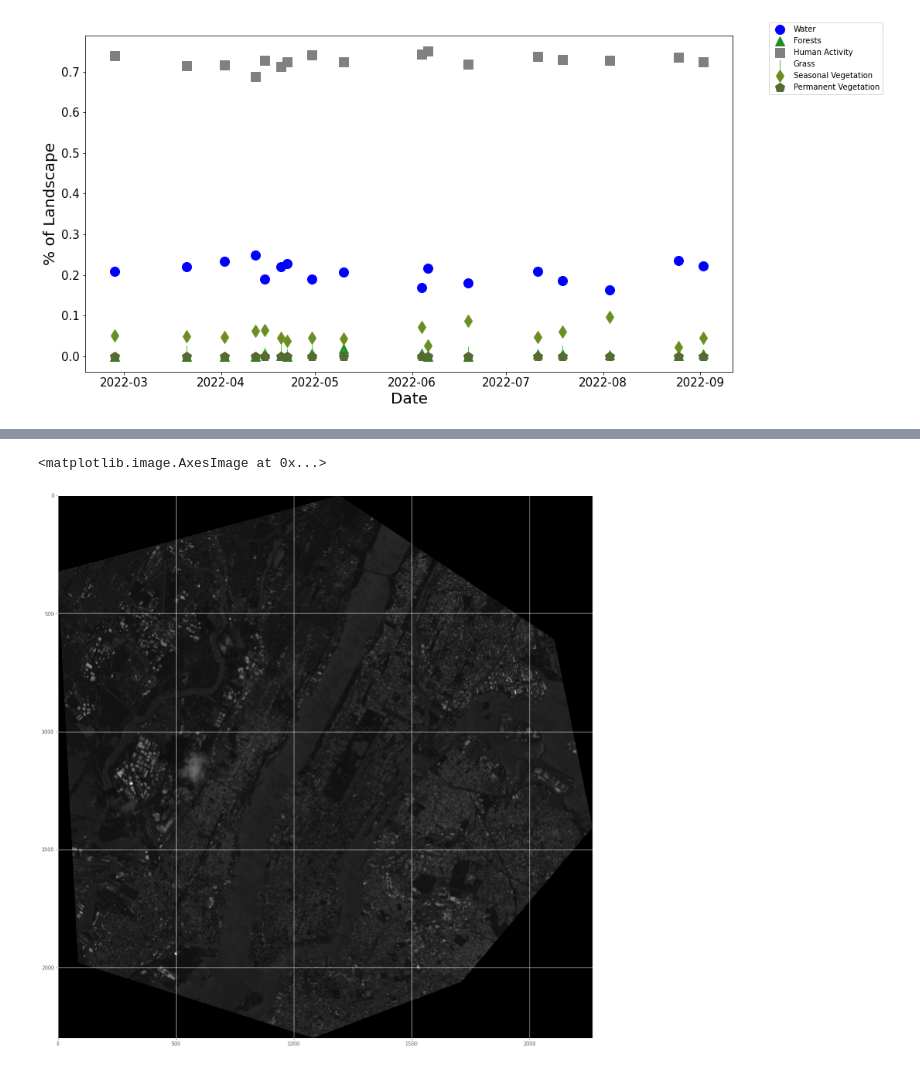
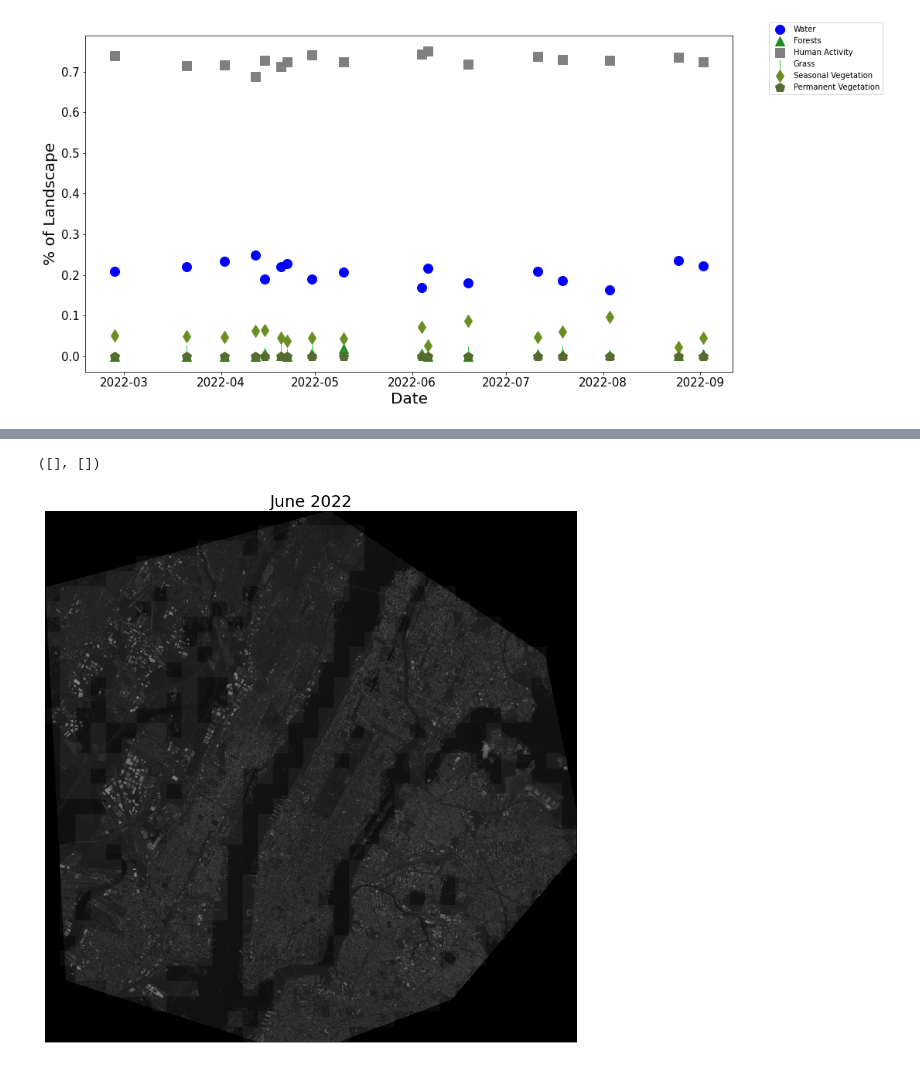
Before and after one commit to nkasmanoff/nyc-sentinel, a Jupyter notebook: NYC Change Detection Analysis.ipynb, the cells around one changed output, grey strips where cells are left out. Cells and saved outputs as stored; diff of their text form; code cells hidden in the pictures.

```diff
--- a/NYC Change Detection Analysis.ipynb
+++ b/NYC Change Detection Analysis.ipynb
@@ -286,7 +325,11 @@ While it's awesome that I could detect the onset of water through seasonal pools
-# %%
-
-plt.figure(figsize=(20,20))
-plt.imshow(most_water_raster.mean(axis=0),cmap='gray')
-# %% [output]
-<matplotlib.image.AxesImage at 0x...>
-[figure, removed]
+# %%
+plt.figure(figsize=(15,15))
+plt.title("June 2022",fontsize=25)
+plt.imshow(mw_img,cmap='gray')
+plt.imshow(most_human_mask
+           ,cmap='pink',alpha=.05)
+plt.xticks([])
+plt.yticks([])
+# %% [output]
+([], [])
+[figure, added]
```
Also changed, not shown: parts of 24 cells of this notebook.
